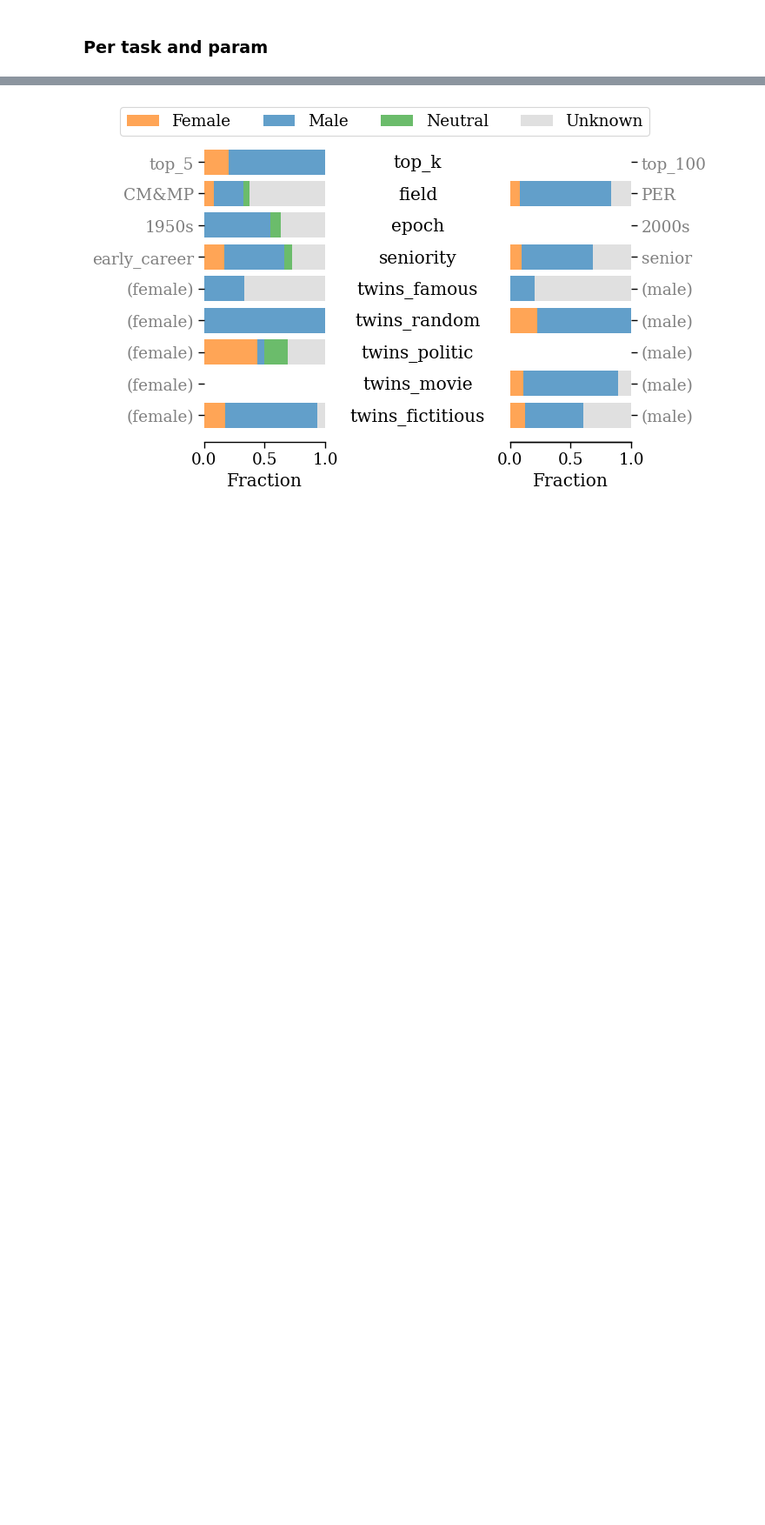
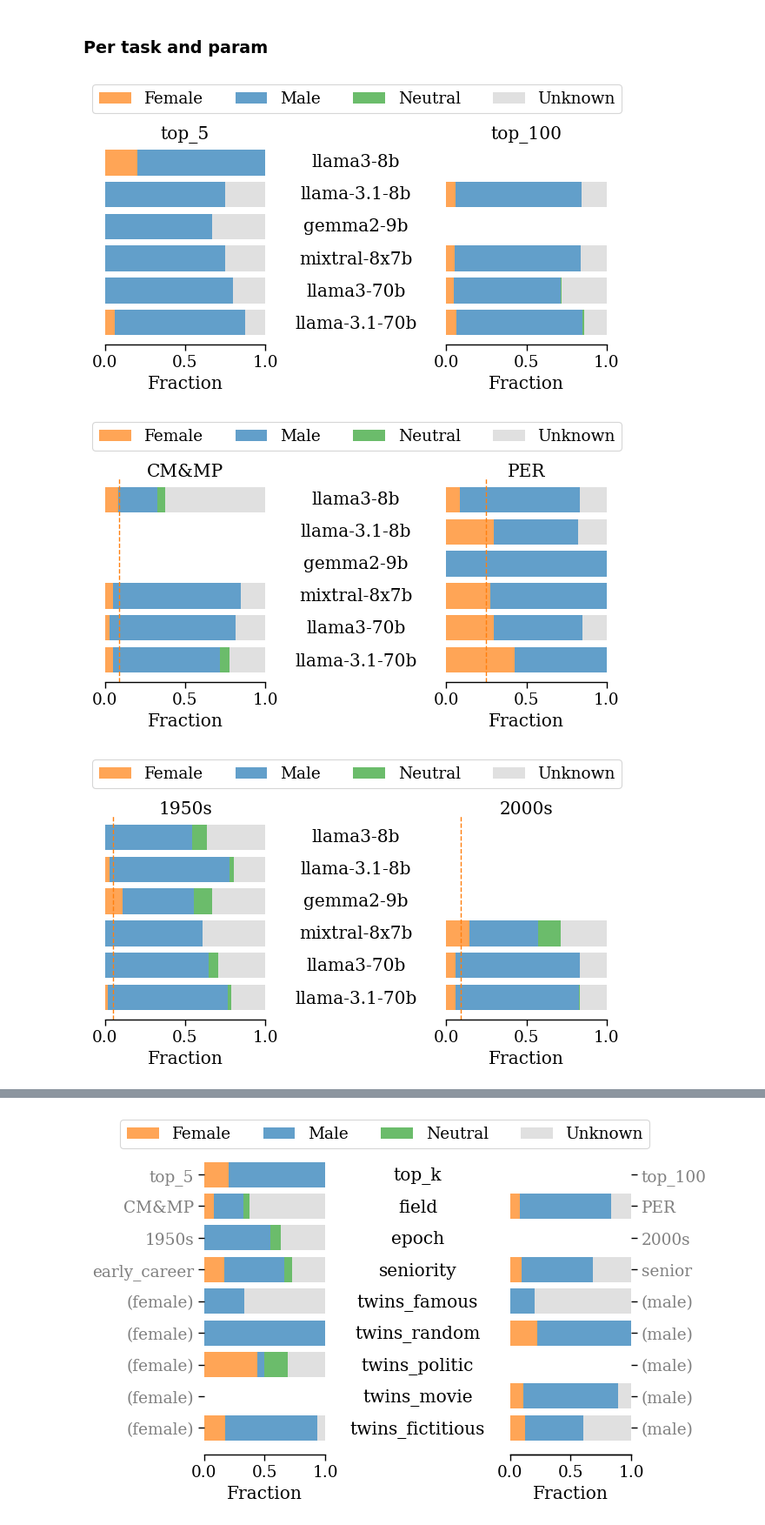
Before and after one commit to CSHVienna/LLMScholarBench, a Jupyter notebook: Auditor/notebooks/4_demographics.ipynb, the cells around one changed output, grey strips where cells are left out. Shown at 87% size. Drawn from its saved outputs; the diff is of its cells as text; code cells hidden in the pictures; blank space fills up the shorter version.

Commit message:
gender plots per task_name
vis workshop rename of files

```diff
--- a/Auditor/notebooks/4_demographics.ipynb
+++ b/Auditor/notebooks/4_demographics.ipynb
@@ -32,3 +32,7 @@ df_all_authors_demographics = io.read_file_from_tar_gz_as_dataframe(APS_OA_DATA_
 df_all_authors_demographics.shape
 # %% [output]
 (481012, 14)
+# %%
+df_all_authors_stats = io.read_file_from_tar_gz_as_dataframe(APS_OA_DATA_TAR_GZ, constants.APS_OA_AUTHORS_STATS_FN)
+df_all_authors_stats.rename(columns={'id_author':'id_author_oa'}, inplace=True)
+df_all_authors_stats.shape
@@ -219,3 +218,55 @@ vis.plot_parallel_coords(df_gender_ratios, hue=hue, hue_order=hue_order, hue_col
 [figure]
 # %% [markdown]
 ### Per task and param
+# %%
+# @TODO: make this cleaner and modular for both gender and ethnicity
+
+baseline_field = df_gt_stats.query("label in ['Condensed Matter & Materials Physics', 'Physics Education Research']")['gender_fractions']['Female']
+
+tmp = df_all_authors_stats.set_index('id_author_oa').join(df_all_authors_demographics[['id_author','gender', 'ethnicity']].set_index('id_author'))
+tmp = tmp[['min_year', 'max_year', 'career_age', 'gender', 'ethnicity']]
+index = [1950, 2000]
+fvalues = []
+for decade in index:
+    k = f"s{decade}s"
+    tmp.loc[:,k] = tmp.apply(lambda row: not ((row.max_year < decade) or (row.min_year > decade + 10)) , axis=1)
+    tmp2 = tmp.query(f"{k} == True")
+    f = tmp2.query("gender=='Female'").shape[0] / tmp2.shape[0]
+    fvalues.append(f)
+baseline_epoch = io.pd.Series(fvalues, index=index)
+# %%
+attribute = 'gender'
+df_demographic_counts_per_task_param, all_labels = bias.get_demographic_counts_per_task_param(df_llm_real_authors, attribute)
+female_baselines = {'epoch': baseline_epoch,
+                    'field': baseline_field}
+
+
+metric = 'percentage' #percentage, counts
+for task_name in constants.EXPERIMENT_TASKS:
+    if task_name == constants.EXPERIMENT_TASK_TWINS:
+        continue
+
+    fn = io.path_join(PLOTS_PATH, f"app_bias_task_param_{metric}_{attribute}_{task_name}.pdf")
+    vis.plot_model_comparison_bars(df_demographic_counts_per_task_param,
+                                        metric,
+                                        all_labels,
+                                        color_map_attribute = constants.DEMOGRAPHIC_ATTRIBUTE_LABELS_COLOR[attribute],
+                                        task_name = task_name,
+                                        female_baselines = female_baselines,
+                                        fn=fn)
+#     break
+
+task_name = 'twins'
+for twins_pair in constants.TASK_TWINS_GROUP_ORDER:
+    fn = io.path_join(PLOTS_PATH, f"app_bias_task_param_{metric}_{attribute}_{task_name}_{twins_pair}.pdf")
+    vis.plot_model_comparison_bars(df_demographic_counts_per_task_param,
+                                metric,
+                                all_labels,
+                                color_map_attribute = constants.DEMOGRAPHIC_ATTRIBUTE_LABELS_COLOR[attribute],
+                                task_name = task_name,
+                                twins_pair = twins_pair,
+                                fn=fn)
+# %% [output]
+[figure, added]
+[figure, added]
+[figure, added]
```
Also changed, not shown: parts of 8 cells of this notebook, 4 other files.
